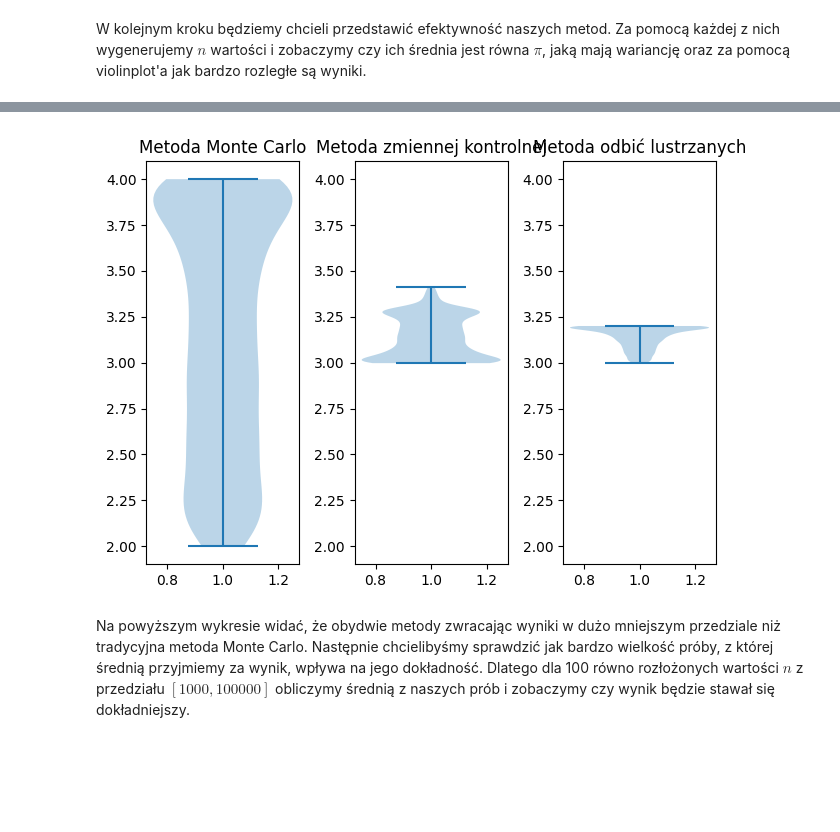
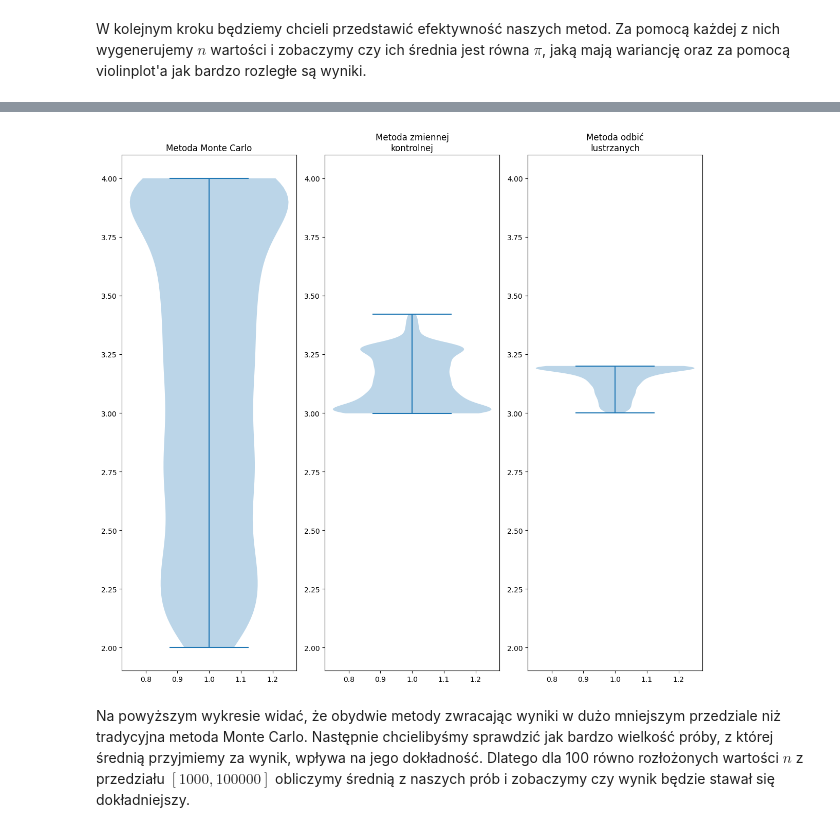
Before and after one commit to piotrczech/report-1-computer-simulations, a Jupyter notebook: main.ipynb, the cells around one changed output, grey strips where cells are left out. Cells and saved outputs as stored; diff of their text form; code cells hidden in the pictures; blank space fills up the shorter version.

Commit message:
bugfix: better outputs and bigger plots

```diff
--- a/main.ipynb
+++ b/main.ipynb
@@ -1326,18 +1310,19 @@ print(np.mean(est3),np.var(est3))
 # %%
+plt.figure(figsize=(12, 11))
 plot1 = plt.subplot2grid((1,3),(0,0))
 plt.violinplot(est1)
 plot1.set_title("\n".join(wrap("Metoda Monte Carlo", 20)))
 plot2 = plt.subplot2grid((1,3),(0,1))
 plt.violinplot(est2)
 plot2.set_title("\n".join(wrap("Metoda zmiennej kontrolnej", 20)))
 plot2.set_ylim(plot1.get_ylim())
 plot3 = plt.subplot2grid((1,3),(0,2))
 plt.violinplot(est3)
 plot3.set_title("\n".join(wrap("Metoda odbić lustrzanych", 20)))
 plot3.set_ylim(plot1.get_ylim())
 plt.tight_layout()
 # %% [output]
-[figure, old version]
+[figure, new version]
 # %% [markdown]
 Na powyższym wykresie widać, że obydwie metody zwracając wyniki w dużo mniejszym przedziale niż tradycyjna metoda Monte Carlo.
 Następnie chcielibyśmy sprawdzić jak bardzo wielkość próby, z której średnią przyjmiemy za wynik, wpływa na jego dokładność.
```
Also changed, not shown: parts of 17 cells of this notebook.
